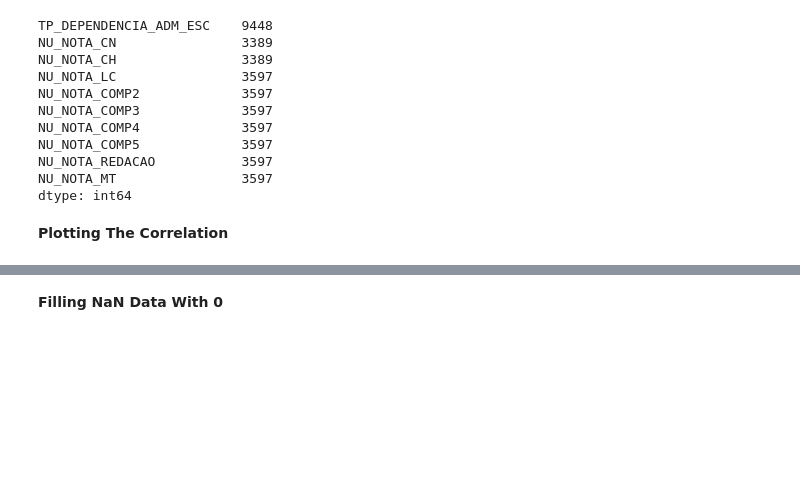
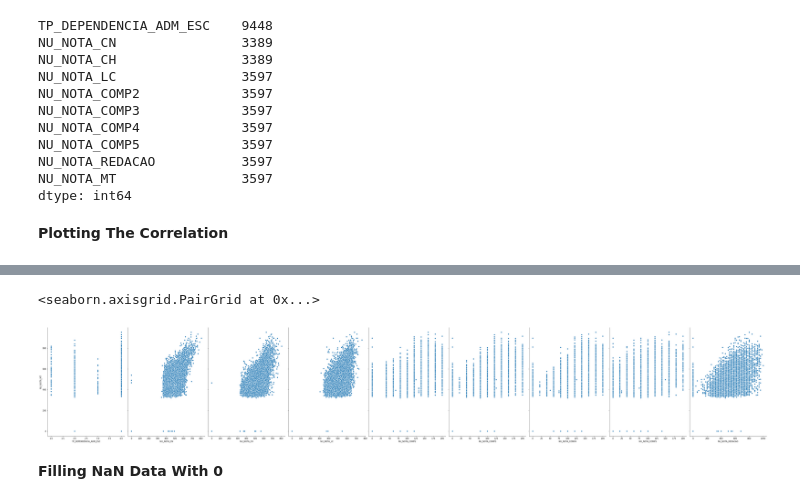
Before and after one commit to ancarvalho/Codenation_AceleraDEV, a Jupyter notebook: Desafio/Chalenge.ipynb, the cells around one changed output, grey strips where cells are left out. Cells and saved outputs as stored; diff of their text form; code cells hidden in the pictures; blank space fills up the shorter version.

Commit message:
Correlation Plot Modified

```diff
--- a/Desafio/Chalenge.ipynb
+++ b/Desafio/Chalenge.ipynb
@@ -15,8 +15,8 @@ from sklearn.ensemble import GradientBoostingRegressor, RandomForestRegressor
 from sklearn.metrics import mean_squared_error,r2_score
 import xgboost as xgb
 # %%
-test = pd.read_csv('test.csv')
-train = pd.read_csv('train.csv')
+test = pd.read_csv('/content/drive/My Drive/Colab Notebooks/test.csv')
+train = pd.read_csv('/content/drive/My Drive/Colab Notebooks/train.csv')
 # %%
 train.describe()
 # %% [output]
@@ -104,3 +91,8 @@ for l in correlation_list:
+# %%
+sns.pairplot(train, x_vars=correlation_list, y_vars='NU_NOTA_MT', height=8, aspect=0.7)
+# %% [output]
+<seaborn.axisgrid.PairGrid at 0x...>
+[figure, added]
 # %% [markdown]
 **Filling NaN Data With 0**
 # %%
```
Also changed, not shown: parts of 1 cell of this notebook, 1 other file.
